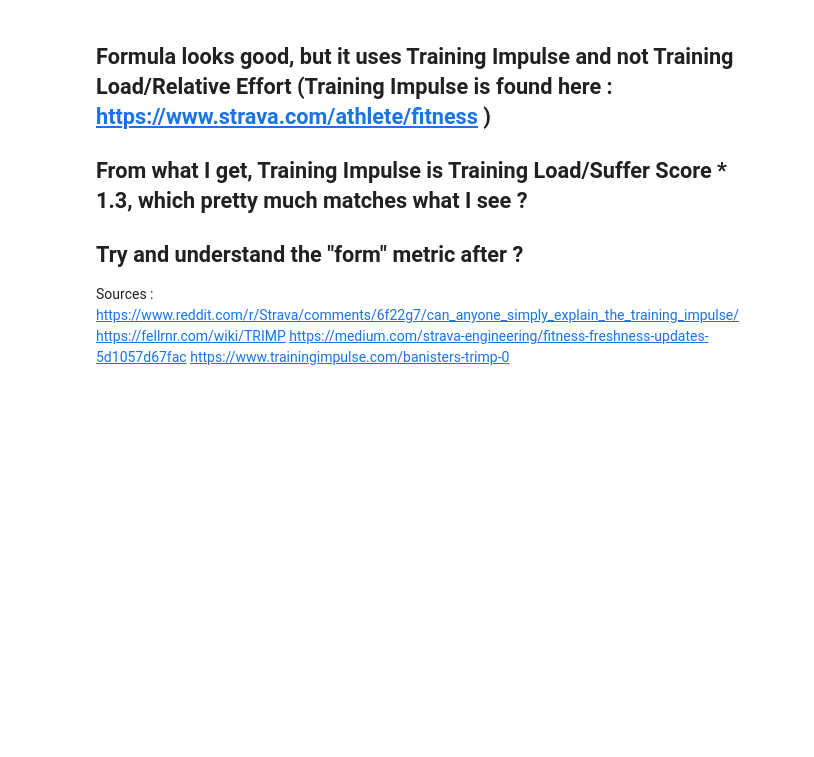
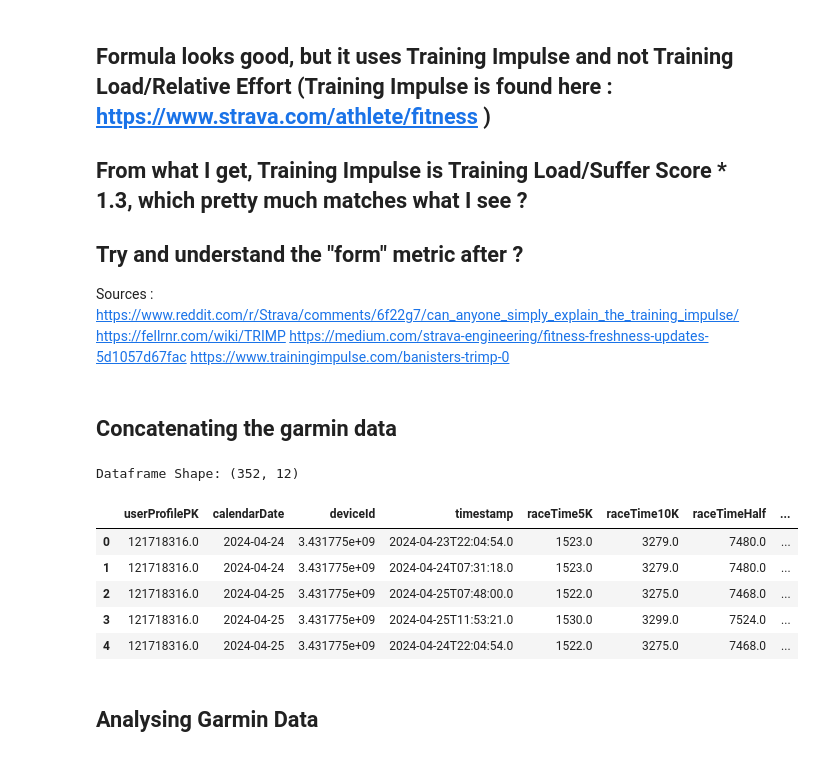
Before and after one commit to FdiLmr/Strava_stuff, a Jupyter notebook: notebooks/06_12.ipynb, the cells around one changed output. Saved outputs shown, nothing was run; the diff lists cells and outputs as text; code cells hidden in the pictures; blank space fills up the shorter version.

```diff
--- a/notebooks/06_12.ipynb
+++ b/notebooks/06_12.ipynb
@@ -79,3 +79,34 @@ https://www.reddit.com/r/Strava/comments/6f22g7/can_anyone_simply_explain_the_tr
 https://fellrnr.com/wiki/TRIMP
 https://medium.com/strava-engineering/fitness-freshness-updates-5d1057d67fac
 https://www.trainingimpulse.com/banisters-trimp-0
+# %% [markdown]
+## Concatenating the garmin data
+# %%
+# Concatenate multiple CSV files
+file_paths = [
+    '../data/Garmin_data/RunRacePredictions_20240418_20240727_121718316.csv',
+    '../data/Garmin_data/RunRacePredictions_20240727_20241104_121718316.csv',
+    '../data/Garmin_data/RunRacePredictions_20241104_20250212_121718316.csv'
+]
+df_list = [pd.read_csv(file) for file in file_paths]
+df = pd.concat(df_list, ignore_index=True)
+
+print('Dataframe Shape:', df.shape)
+df.head()
+
+# Output the concatenated DataFrame to a CSV file
+output_file_path = '../data/Garmin_data/Garmin_RunRacePredictions_20240418_20250212.csv'
+df.to_csv(output_file_path, index=False)  # Save without the index
+# %% [output]
+Dataframe Shape: (352, 12)
+# %%
+df.head()
+# %% [output]
+|  | userProfilePK | calendarDate | deviceId | timestamp | raceTime5K | raceTime10K | raceTimeHalf | ... |
+| 0 | 121718316.0 | 2024-04-24 | 3.431775e+09 | 2024-04-23T22:04:54.0 | 1523.0 | 3279.0 | 7480.0 | ... |
+| 1 | 121718316.0 | 2024-04-24 | 3.431775e+09 | 2024-04-24T07:31:18.0 | 1523.0 | 3279.0 | 7480.0 | ... |
+| 2 | 121718316.0 | 2024-04-25 | 3.431775e+09 | 2024-04-25T07:48:00.0 | 1522.0 | 3275.0 | 7468.0 | ... |
+| 3 | 121718316.0 | 2024-04-25 | 3.431775e+09 | 2024-04-25T11:53:21.0 | 1530.0 | 3299.0 | 7524.0 | ... |
+| 4 | 121718316.0 | 2024-04-25 | 3.431775e+09 | 2024-04-24T22:04:54.0 | 1522.0 | 3275.0 | 7468.0 | ... |
+# %% [markdown]
+## Analysing Garmin Data
```
Also changed, not shown: parts of 3 cells of this notebook, 3 other files.
